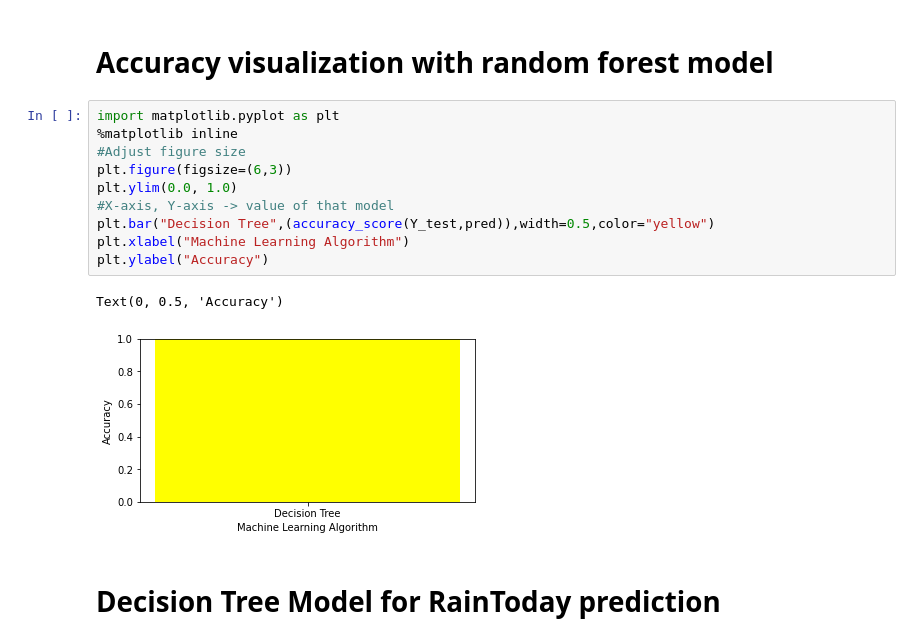
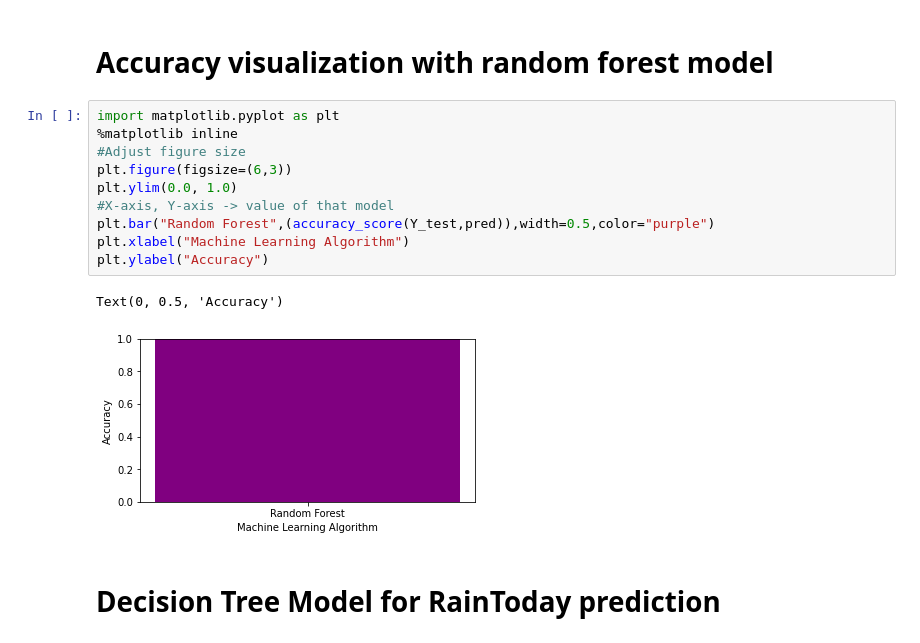
Before and after one commit to sandamaligeethika/ML_Assignment2_IT19120058_IT19120294_IT19147956, a Jupyter notebook: Assignment2.ipynb, the cells around one changed output. Saved outputs shown, nothing was run; the diff lists cells and outputs as text.

Commit message:
Visualize comparison between models

```diff
--- a/Assignment2.ipynb
+++ b/Assignment2.ipynb
@@ -537,16 +537,16 @@ array([[33184,     0],
 # %%
 import matplotlib.pyplot as plt
 %matplotlib inline
 #Adjust figure size
 plt.figure(figsize=(6,3))
 plt.ylim(0.0, 1.0)
 #X-axis, Y-axis -> value of that model
-plt.bar("Decision Tree",(accuracy_score(Y_test,pred)),width=0.5,color="yellow")
+plt.bar("Random Forest",(accuracy_score(Y_test,pred)),width=0.5,color="purple")
 plt.xlabel("Machine Learning Algorithm")
 plt.ylabel("Accuracy")
 # %% [output]
 Text(0, 0.5, 'Accuracy')
-[figure, old version]
+[figure, new version]
 # %% [markdown]
 # Decision Tree Model for RainToday prediction
 # %%
```
Also changed, not shown: parts of 40 cells of this notebook.
